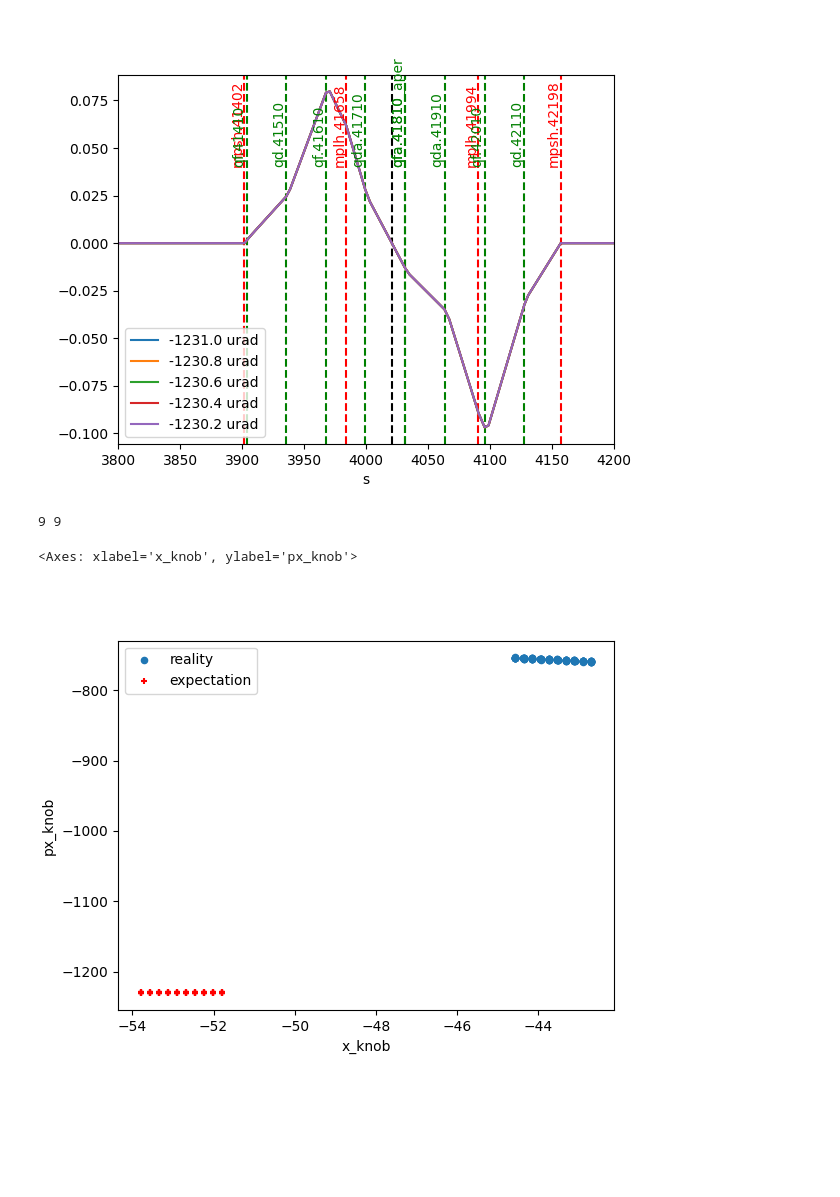
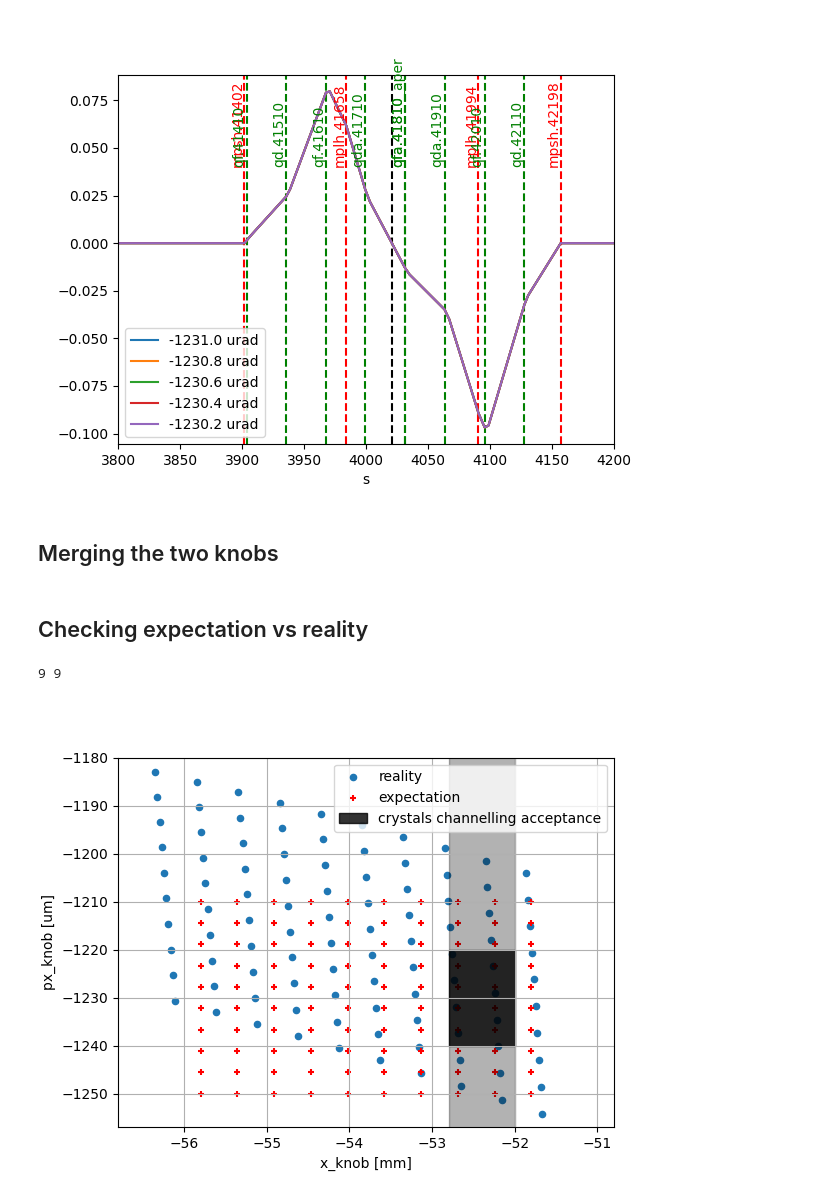
Before and after one commit to giacomells/Technical-Student-2024-2025, a Jupyter notebook: OrthogonalKnobsLSS4/OrthogonalKnobs.ipynb, the cells around one changed output. Cells and saved outputs as stored; diff of their text form; code cells hidden in the pictures; blank space fills up the shorter version.

```diff
--- a/OrthogonalKnobsLSS4/OrthogonalKnobs.ipynb
+++ b/OrthogonalKnobsLSS4/OrthogonalKnobs.ipynb
@@ -176,3 +173,5 @@ for i, knob in enumerate([TECA.tilt*1e6 - 0.2, TECA.tilt*1e6 - 0.4, TECA.tilt*1e
     plot_bump(ax, show_elements=True if i == 0 else False, label=f"{knob:.1f} urad")
 # %% [output]
 [figure]
+# %% [markdown]
+## Merging the two knobs
@@ -179,14 +183,17 @@ for i, knob in enumerate([TECA.tilt*1e6 - 0.2, TECA.tilt*1e6 - 0.4, TECA.tilt*1e
+# %% [markdown]
+## Checking expectation vs reality
 # %%
-x_knob_range = np.linspace(TECA.jaw*1e3 - TECA.width*1e3 - 1, TECA.jaw*1e3 - TECA.width*1e3 + 1, 10)
-px_knob_range = np.linspace(TECA.tilt*1e6 - 1, TECA.tilt*1e6 + 1, 10)
+x_knob_range = np.linspace(TECA.jaw*1e3 - TECA.width*1e3 - 3, TECA.jaw*1e3 - TECA.width*1e3 + 1, 10)
+px_knob_range = np.linspace(TECA.tilt*1e6 - 20, TECA.tilt*1e6 + 20, 10)
 
 results = {}
+
 
 for i, x_knob in enumerate(x_knob_range):
     for j, px_knob in enumerate(px_knob_range):
         print(i, j, end='\r')
-        line.env["x_teca_knob"] = x_knob
-        line.env["px_teca_knob"] = px_knob
+        line.env["x_teca_knob"] = x_knob * 1.25 # APPLYING A CORRECTION FACTOR
+        line.env["px_teca_knob"] = px_knob * 1.55 # APPLYING A CORRECTION FACTOR
         tw = line.twiss(continue_on_closed_orbit_error=True, method ="4d").to_pandas()
         tw.index = tw.name
         results[i*len(px_knob_range) + j] = {
@@ -202,7 +209,14 @@ results_df = pd.DataFrame.from_dict(results, orient='index')
 # %%
 fig, ax = plt.subplots()
 results_df.plot.scatter(x='x_mm', y='px_um', marker='o', ax=ax, label='reality')
 results_df.plot.scatter(x='x_knob', y='px_knob', marker='+', ax=ax, color='red', label='expectation')
+ax.fill_between([TECA.jaw*1e3, TECA.jaw*1e3 - TECA.width*1e3], [TECA.tilt*1e6 - 10]*2, [TECA.tilt*1e6 + 10]*2, color='k', alpha=0.8, label='crystals channelling acceptance')
+ax.fill_between([TECA.jaw*1e3, TECA.jaw*1e3 - TECA.width*1e3], -10000, +1000, color='k', alpha=0.3)
+ax.set_xlabel('x_knob [mm]')
+ax.set_ylabel('px_knob [um]')
+ax.set_xlim(TECA.jaw*1e3 - TECA.width*1e3 - 4, TECA.jaw*1e3 - TECA.width*1e3 + 2)
+ax.set_ylim(TECA.tilt*1e6 - 27, TECA.tilt*1e6 + 50)
+ax.legend()
+ax.grid(True)
 # %% [output]
-<Axes: xlabel='x_knob', ylabel='px_knob'>
-[figure, old version]
+[figure, new version]
```
Also changed, not shown: parts of 4 cells of this notebook.
